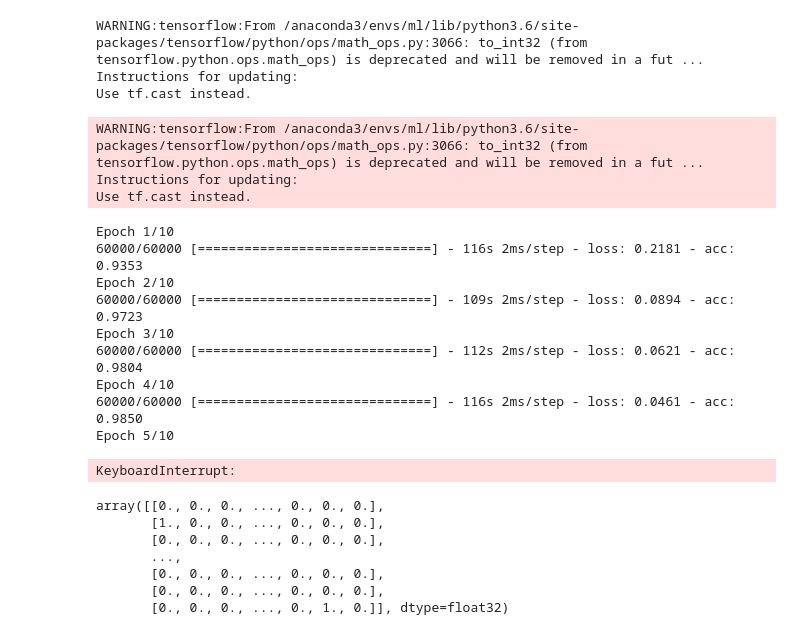
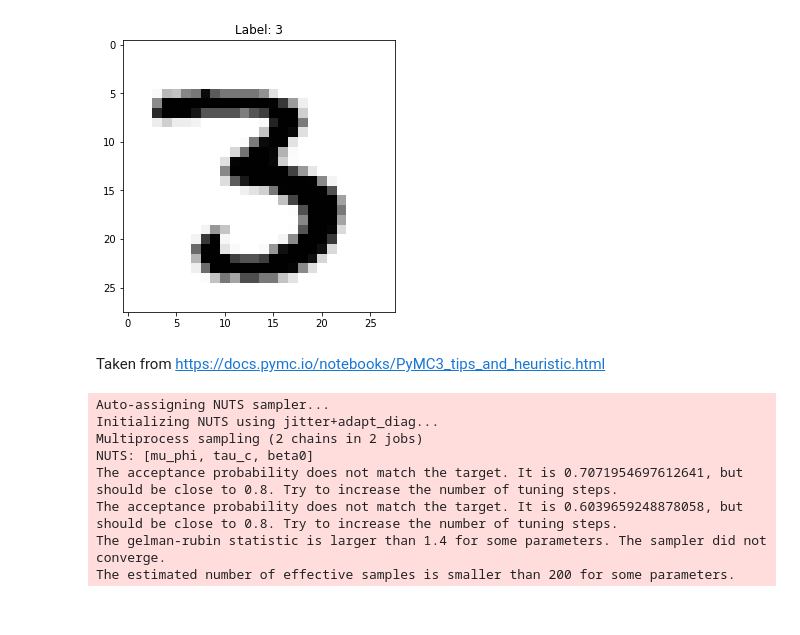
Before and after one commit to LarryShamalama/Spatial-image-analysis, a Jupyter notebook: exploratory-analysis.ipynb, the cells around one changed output. Saved outputs shown, nothing was run; the diff lists cells and outputs as text; code cells hidden in the pictures.

```diff
--- a/exploratory-analysis.ipynb
+++ b/exploratory-analysis.ipynb
@@ -62,33 +36,6 @@ Please use `rate` instead of `keep_prob`. Rate should be set to `rate = 1 - keep
-# %%
-model.compile(optimizer='adam',
-              loss='sparse_categorical_crossentropy',
-              metrics=['accuracy'])
-model.fit(x=x_train.reshape(-1, 28, 28, 1),
-          y=y_train, epochs=10)
-# %% [output]
-WARNING:tensorflow:From /anaconda3/envs/ml/lib/python3.6/site-packages/tensorflow/python/ops/math_ops.py:3066: to_int32 (from tensorflow.python.ops.math_ops) is deprecated and will be removed in a fut ...
-Instructions for updating:
-Use tf.cast instead.
-WARNING:tensorflow:From /anaconda3/envs/ml/lib/python3.6/site-packages/tensorflow/python/ops/math_ops.py:3066: to_int32 (from tensorflow.python.ops.math_ops) is deprecated and will be removed in a fut ...
-Instructions for updating:
-Use tf.cast instead.
-Epoch 1/10
-60000/60000 [==============================] - 116s 2ms/step - loss: 0.2181 - acc: 0.9353
-Epoch 2/10
-60000/60000 [==============================] - 109s 2ms/step - loss: 0.0894 - acc: 0.9723
-Epoch 3/10
-60000/60000 [==============================] - 112s 2ms/step - loss: 0.0621 - acc: 0.9804
-Epoch 4/10
-60000/60000 [==============================] - 116s 2ms/step - loss: 0.0461 - acc: 0.9850
-Epoch 5/10
-KeyboardInterrupt:
-# %%
-tf.keras.utils.to_categorical(y_train)
-# %% [output]
-array([[0., 0., 0., ..., 0., 0., 0.],
-       [1., 0., 0., ..., 0., 0., 0.],
-       [0., 0., 0., ..., 0., 0., 0.],
-       ...,
-       [0., 0., 0., ..., 0., 0., 0.],
-       [0., 0., 0., ..., 0., 0., 0.],
-       [0., 0., 0., ..., 0., 1., 0.]], dtype=float32)
+# %%
+dummy = x_train[12]
+plot(dummy, figsize=(10, 5))
+_ = plt.title('Label: ' + str(y_train[12]))
+# %% [output]
+[figure, added]
@@ -94,0 +44,2 @@ array([[0., 0., 0., ..., 0., 0., 0.],
+# %% [markdown]
+Taken from https://docs.pymc.io/notebooks/PyMC3_tips_and_heuristic.html
@@ -94,0 +107,21 @@ array([[0., 0., 0., ..., 0., 0., 0.],
+# %%
+with pm.Model() as model:
+    beta0  = pm.Normal('beta0', mu=0., tau=1e-2)
+    tau    = pm.Gamma('tau_c', alpha=1.0, beta=1.0)
+    mu_phi = CAR2('mu_phi', w=wmat2, a=amat2, tau=tau, shape=N)
+    phi    = pm.Deterministic('phi', mu_phi-tt.mean(mu_phi)) # zero-center phi
+
+    mu = pm.Deterministic('mu', beta0 + phi)
+    Yi = pm.LogitNormal('Yi', mu=mu, observed=pad(O))
+
+    trace = pm.sample(draws=1000)
+    posterior_pred = pm.sample_posterior_predictive(trace)
+# %% [output]
+Auto-assigning NUTS sampler...
+Initializing NUTS using jitter+adapt_diag...
+Multiprocess sampling (2 chains in 2 jobs)
+NUTS: [mu_phi, tau_c, beta0]
+The acceptance probability does not match the target. It is 0.7071954697612641, but should be close to 0.8. Try to increase the number of tuning steps.
+The acceptance probability does not match the target. It is 0.6039659248878058, but should be close to 0.8. Try to increase the number of tuning steps.
+The gelman-rubin statistic is larger than 1.4 for some parameters. The sampler did not converge.
+The estimated number of effective samples is smaller than 200 for some parameters.
```
Also changed, not shown: parts of 9 cells of this notebook, 4 other files.
